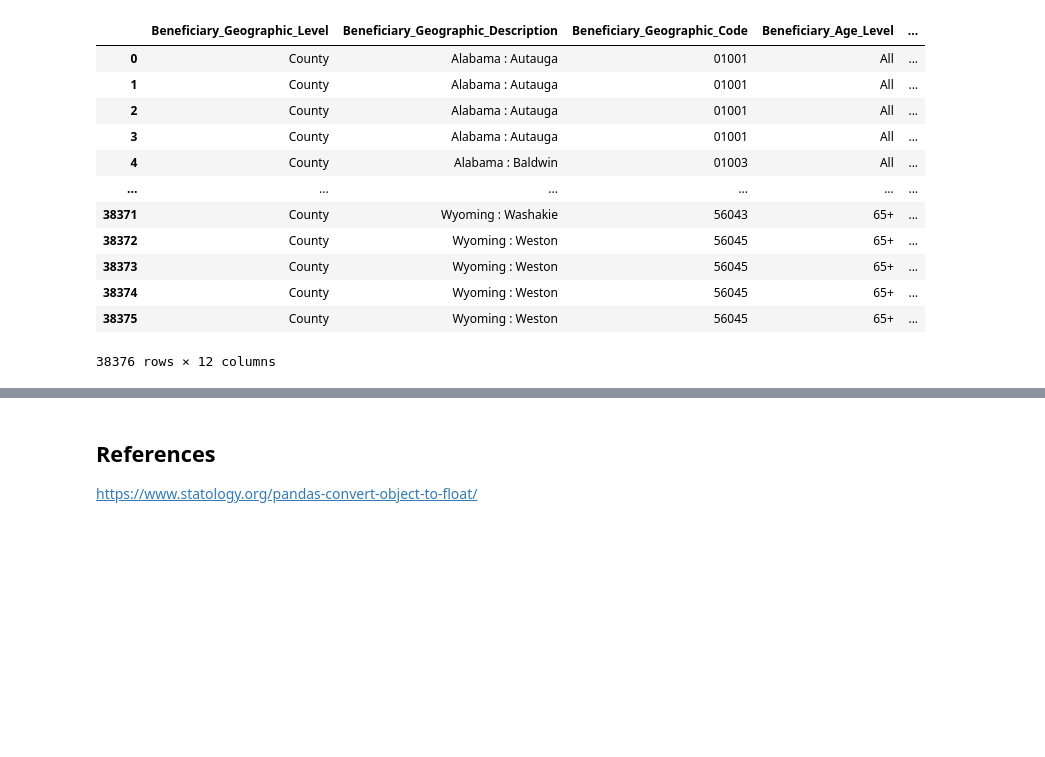
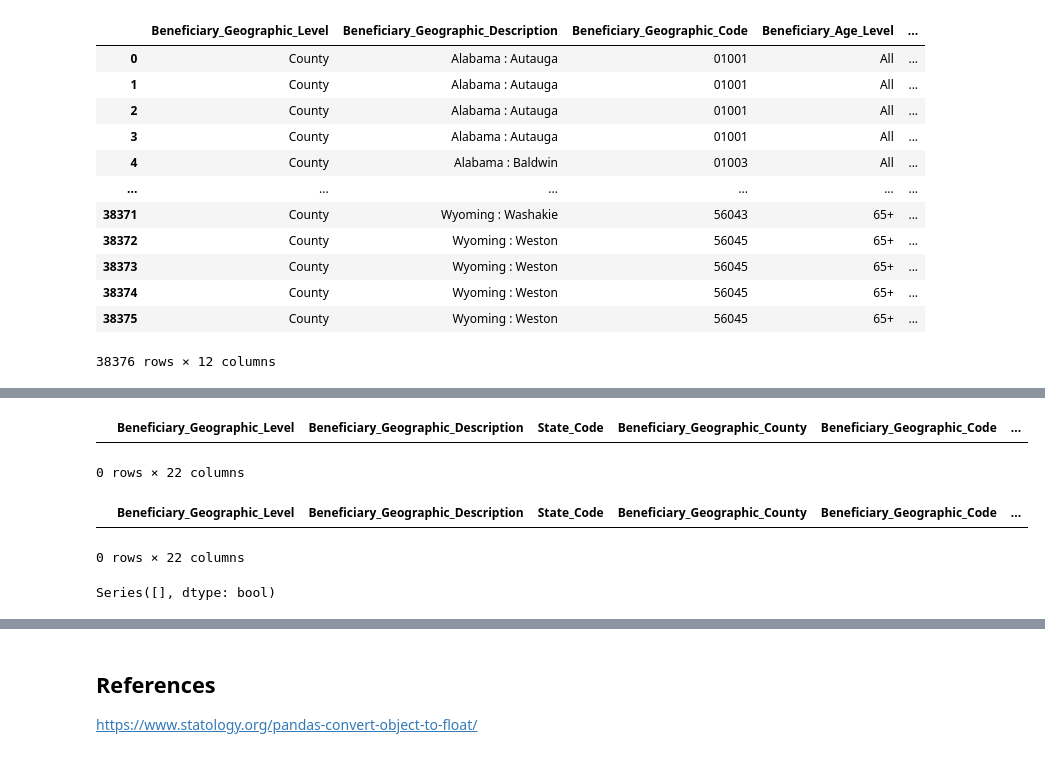
Before and after one commit to ShipraGupta16/Project_1, a Jupyter notebook: multiple_chronic_conditions_cms_2017.ipynb, the cells around one changed output, grey strips where cells are left out. Saved outputs shown, nothing was run; the diff lists cells and outputs as text; code cells hidden in the pictures; blank space fills up the shorter version.

```diff
--- a/multiple_chronic_conditions_cms_2017.ipynb
+++ b/multiple_chronic_conditions_cms_2017.ipynb
@@ -491,0 +461,25 @@ AttributeError: 'DataFrame' object has no attribute 'total_bounds'
+# %%
+# add the json to into mcc_county dataset
+# merged_df = geoData.merge(mcc_county_df, left_on=["NAME"], right_on=["Beneficiary_Geographic_County"])
+merged_df = mcc_county_df.merge(geoData, left_on=["State_Code", "Beneficiary_Geographic_County"], right_on=["STATE","COUNTY"])
+
+# we need to deal with pesky multipolygons
+merged_df = merged_df.explode("geometry")
+merged_df
+# %% [output]
+|  | Beneficiary_Geographic_Level | Beneficiary_Geographic_Description | State_Code | Beneficiary_Geographic_County | Beneficiary_Geographic_Code | ... |
+0 rows × 22 columns
+# %%
+# trying the merge just on county
+merged_df = mcc_county_df.merge(geoData, left_on=["Beneficiary_Geographic_County"], right_on=["COUNTY"])
+merged_df
+# %% [output]
+|  | Beneficiary_Geographic_Level | Beneficiary_Geographic_Description | State_Code | Beneficiary_Geographic_County | Beneficiary_Geographic_Code | ... |
+0 rows × 22 columns
+# %%
+merged_gdf = gpd.GeoDataFrame(merged_df)
+
+# Check for valid geometries
+print(merged_gdf.geometry.is_valid)
+# %% [output]
+Series([], dtype: bool)
```
Also changed, not shown: parts of 22 cells of this notebook.
